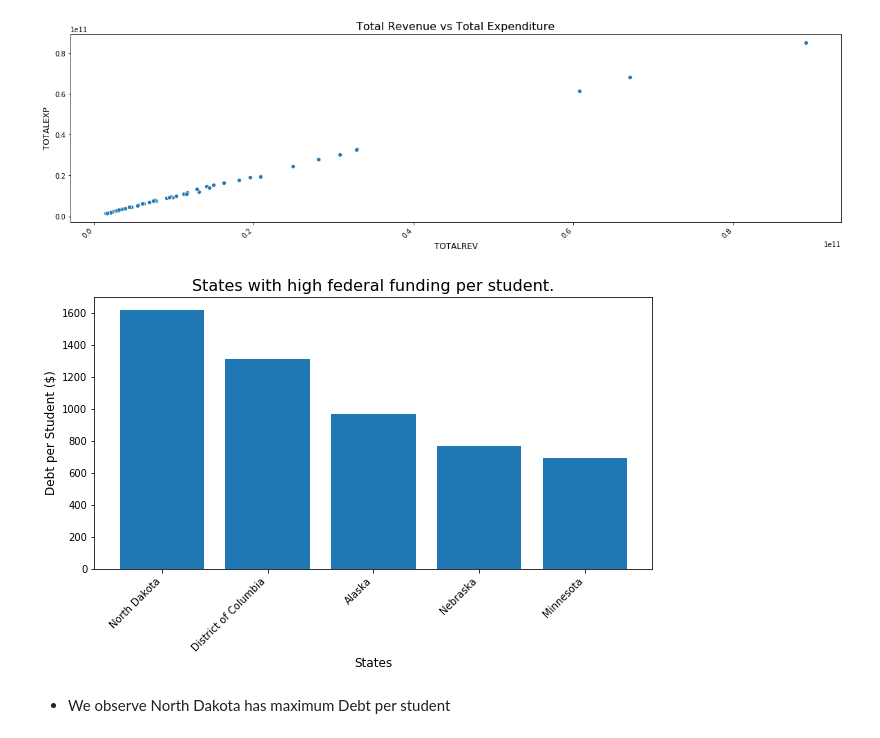
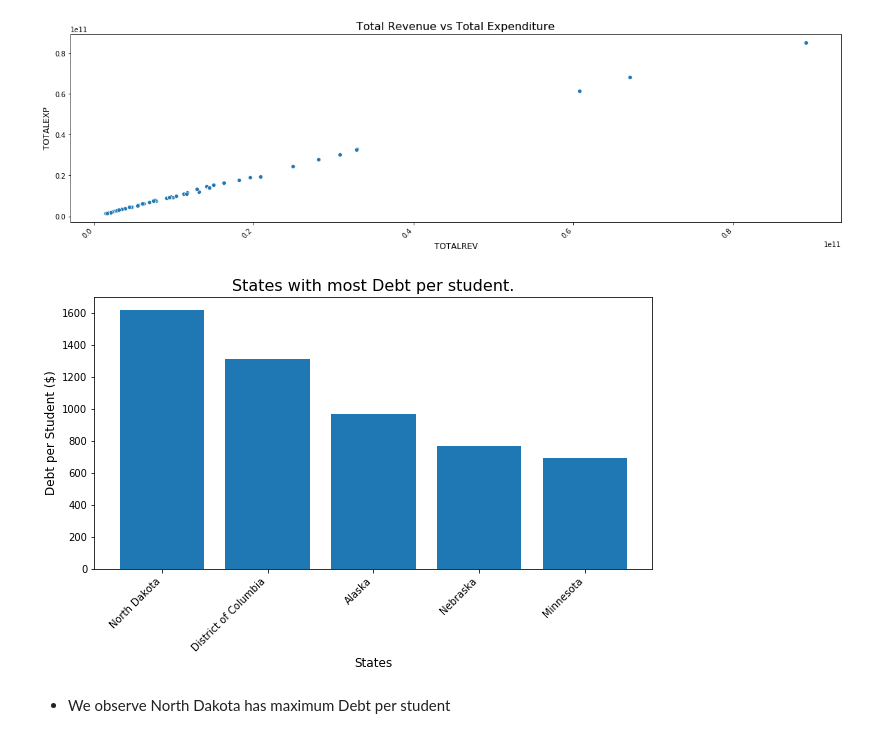
Before and after one commit to nanavatirutu/DS5500, a Jupyter notebook: HW3/Assignment 3.ipynb, the cells around one changed output. Drawn from its saved outputs; the diff is of its cells as text; code cells hidden in the pictures.

Commit message:
corrected image mismatch in README.md

```diff
--- a/HW3/Assignment 3.ipynb
+++ b/HW3/Assignment 3.ipynb
@@ -82,16 +82,16 @@ sorted_debt = sorted_debt.sort_values(by = 'debt_per_student', ascending = False
 # %%
 plt.figure(figsize=(10,5))
 plt.bar(sorted_debt.head().index, sorted_debt.head().debt_per_student)
 plt.xlabel('States', fontsize=12)
 plt.ylabel('Debt per Student ($)', fontsize=12)
 _ = plt.xticks(
     rotation=45,
     horizontalalignment='right',
     fontweight='light'
 )
-_ = plt.title('States with high federal funding per student.', fontsize = 16)
+_ = plt.title('States with most Debt per student.', fontsize = 16)
 # %% [output]
-[figure, old version]
+[figure, new version]
 # %% [markdown]
 * We observe North Dakota has maximum Debt per student
 # %% [markdown]
```
Also changed, not shown: 2 other files.
